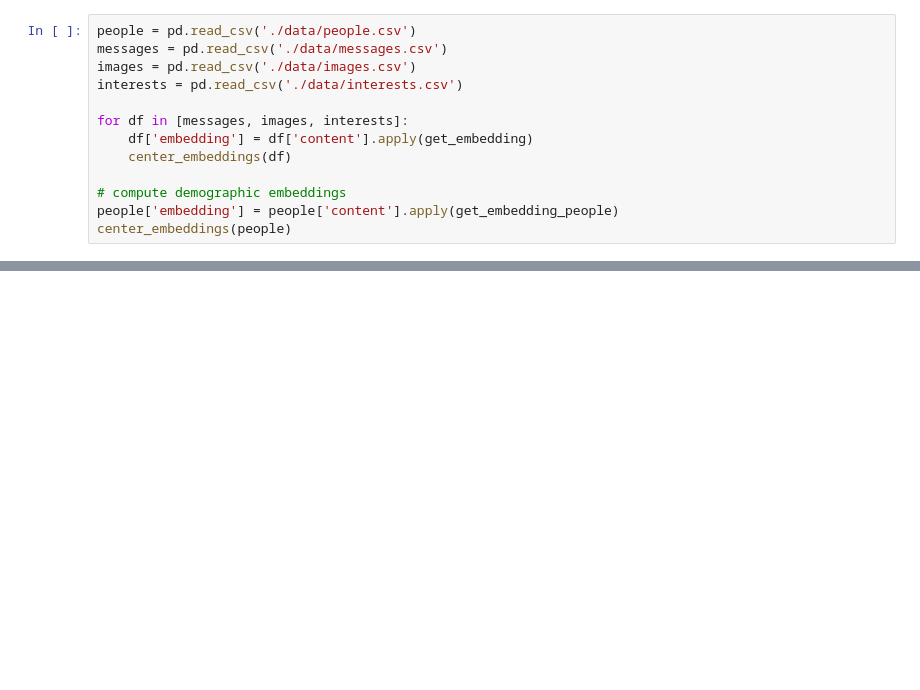
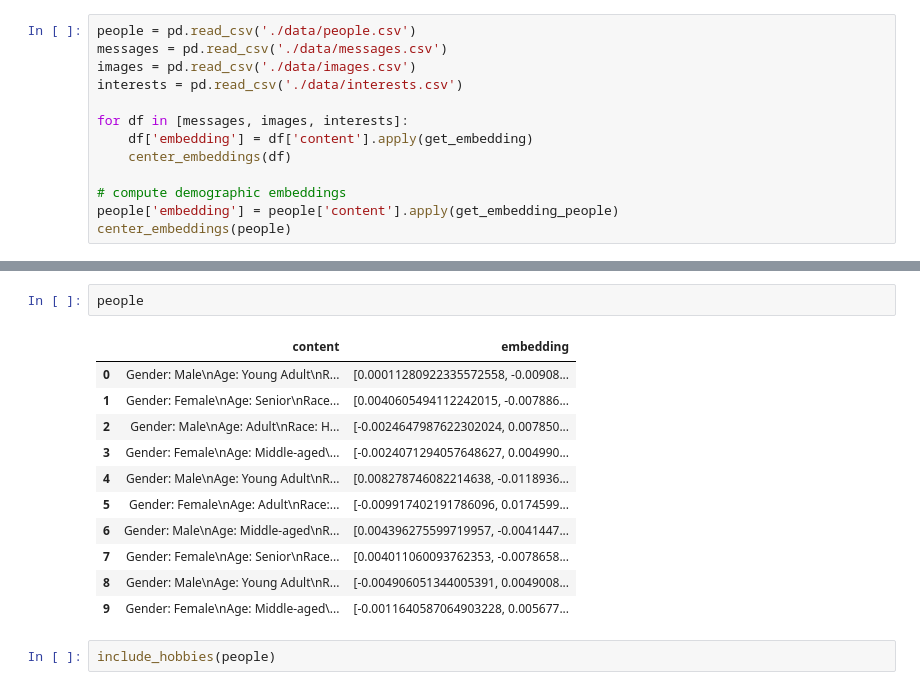
Before and after one commit to paxnea/LLM-multimodal-nudging, a Jupyter notebook: wain23.ipynb, the cells around one changed output, grey strips where cells are left out. Cells and saved outputs as stored; diff of their text form; blank space fills up the shorter version.

```diff
--- a/wain23.ipynb
+++ b/wain23.ipynb
@@ -574,0 +613,16 @@ plt.show()
+# %%
+people
+# %% [output]
+|  | content | embedding |
+| 0 | Gender: Male\nAge: Young Adult\nR... | [0.00011280922335572558, -0.00908... |
+| 1 | Gender: Female\nAge: Senior\nRace... | [0.0040605494112242015, -0.007886... |
+| 2 | Gender: Male\nAge: Adult\nRace: H... | [-0.0024647987622302024, 0.007850... |
+| 3 | Gender: Female\nAge: Middle-aged\... | [-0.0024071294057648627, 0.004990... |
+| 4 | Gender: Male\nAge: Young Adult\nR... | [0.008278746082214638, -0.0118936... |
+| 5 | Gender: Female\nAge: Adult\nRace:... | [-0.009917402191786096, 0.0174599... |
+| 6 | Gender: Male\nAge: Middle-aged\nR... | [0.004396275599719957, -0.0041447... |
+| 7 | Gender: Female\nAge: Senior\nRace... | [0.004011060093762353, -0.0078658... |
+| 8 | Gender: Male\nAge: Young Adult\nR... | [-0.004906051344005391, 0.0049008... |
+| 9 | Gender: Female\nAge: Middle-aged\... | [-0.0011640587064903228, 0.005677... |
+# %%
+include_hobbies(people)
```
Also changed, not shown: parts of 8 cells of this notebook, 1 other file.
